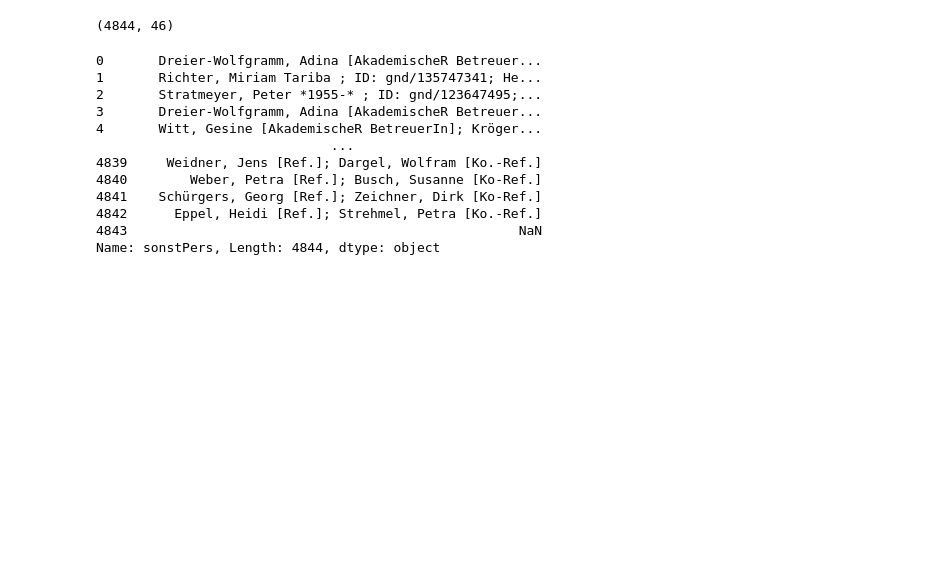
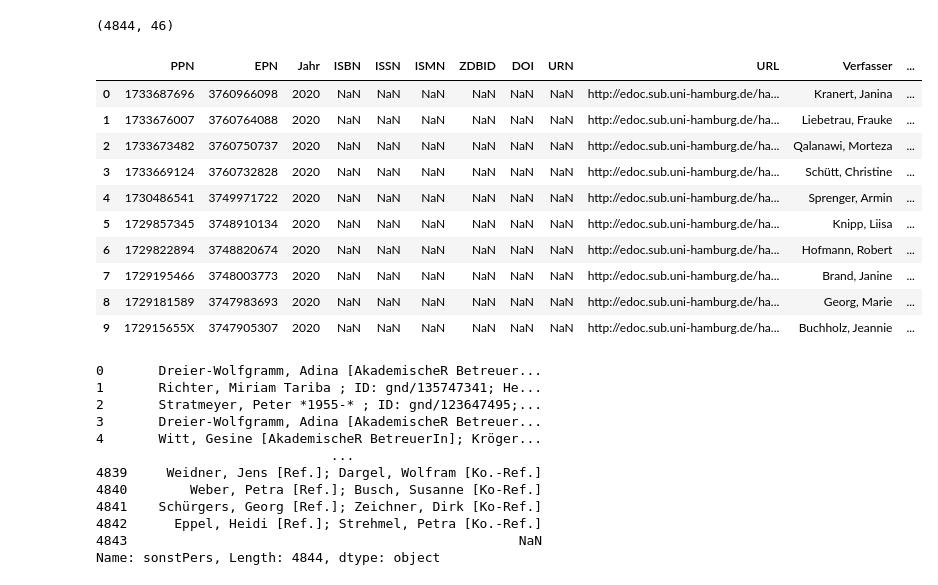
Before and after one commit to Daniela-Mayer/2020-11-30-Data_Librarian_Daniela_Mayer, a Jupyter notebook: Modul_6/notebooks/Abschlussprojekt erster Ansatz.ipynb, the cells around one changed output. Drawn from its saved outputs; the diff is of its cells as text; code cells hidden in the pictures; blank space fills up the shorter version.

```diff
--- a/Modul_6/notebooks/Abschlussprojekt erster Ansatz.ipynb
+++ b/Modul_6/notebooks/Abschlussprojekt erster Ansatz.ipynb
@@ -14,7 +14,8 @@ dfCBS = pd.read_excel("../data/AbschlussarbeitenCBS.xlsx")
 Die erste Datei (Abschlussarbeiten Reposit) untersuchen
 # %%
 #Spaltenbezeichnungen der Reposit-Datei anzeigen lassen
-#FRAGE: Wie kann ich die nicht angzeigten Spalten sehen??
+#Alle vorhandenen Spalten werden mit max_columns, None... angezeigt
+pd.set_option('max_columns', None)
 dfReposit.head(10)
 # %% [output]
 |  | id | collection | dc.contributor.advisor | dc.contributor.author | dc.contributor.author[] | ... |
@@ -116,6 +94,23 @@ Index(['PPN', 'EPN', 'Jahr', 'ISBN', 'ISSN', 'ISMN', 'ZDBID', 'DOI', 'URN',
 dfCBS.shape
 # %% [output]
 (4844, 46)
+# %%
+#Spaltenbezeichnungen der CBS-Datei anzeigen lassen
+#Alle vorhandenen Spalten werden mit max_columns, None... angezeigt
+pd.set_option('max_columns', None)
+dfCBS.head(10)
+# %% [output]
+|  | PPN | EPN | Jahr | ISBN | ISSN | ISMN | ZDBID | DOI | URN | URL | Verfasser | ... |
+| 0 | 1733687696 | 3760966098 | 2020 | NaN | NaN | NaN | NaN | NaN | NaN | http://edoc.sub.uni-hamburg.de/ha... | Kranert, Janina | ... |
+| 1 | 1733676007 | 3760764088 | 2020 | NaN | NaN | NaN | NaN | NaN | NaN | http://edoc.sub.uni-hamburg.de/ha... | Liebetrau, Frauke | ... |
+| 2 | 1733673482 | 3760750737 | 2020 | NaN | NaN | NaN | NaN | NaN | NaN | http://edoc.sub.uni-hamburg.de/ha... | Qalanawi, Morteza | ... |
+| 3 | 1733669124 | 3760732828 | 2020 | NaN | NaN | NaN | NaN | NaN | NaN | http://edoc.sub.uni-hamburg.de/ha... | Schütt, Christine | ... |
+| 4 | 1730486541 | 3749971722 | 2020 | NaN | NaN | NaN | NaN | NaN | NaN | http://edoc.sub.uni-hamburg.de/ha... | Sprenger, Armin | ... |
+| 5 | 1729857345 | 3748910134 | 2020 | NaN | NaN | NaN | NaN | NaN | NaN | http://edoc.sub.uni-hamburg.de/ha... | Knipp, Liisa | ... |
+| 6 | 1729822894 | 3748820674 | 2020 | NaN | NaN | NaN | NaN | NaN | NaN | http://edoc.sub.uni-hamburg.de/ha... | Hofmann, Robert | ... |
+| 7 | 1729195466 | 3748003773 | 2020 | NaN | NaN | NaN | NaN | NaN | NaN | http://edoc.sub.uni-hamburg.de/ha... | Brand, Janine | ... |
+| 8 | 1729181589 | 3747983693 | 2020 | NaN | NaN | NaN | NaN | NaN | NaN | http://edoc.sub.uni-hamburg.de/ha... | Georg, Marie | ... |
+| 9 | 172915655X | 3747905307 | 2020 | NaN | NaN | NaN | NaN | NaN | NaN | http://edoc.sub.uni-hamburg.de/ha... | Buchholz, Jeannie | ... |
 # %%
 #Die ppn befindet sich in der ersten Spalte ("PPN") und ist der eindeutige Identifikator.
 #Die Namen der Betreuer befinden sich in der Spalte "sonstPers"
```
Also changed, not shown: parts of 5 cells of this notebook.
